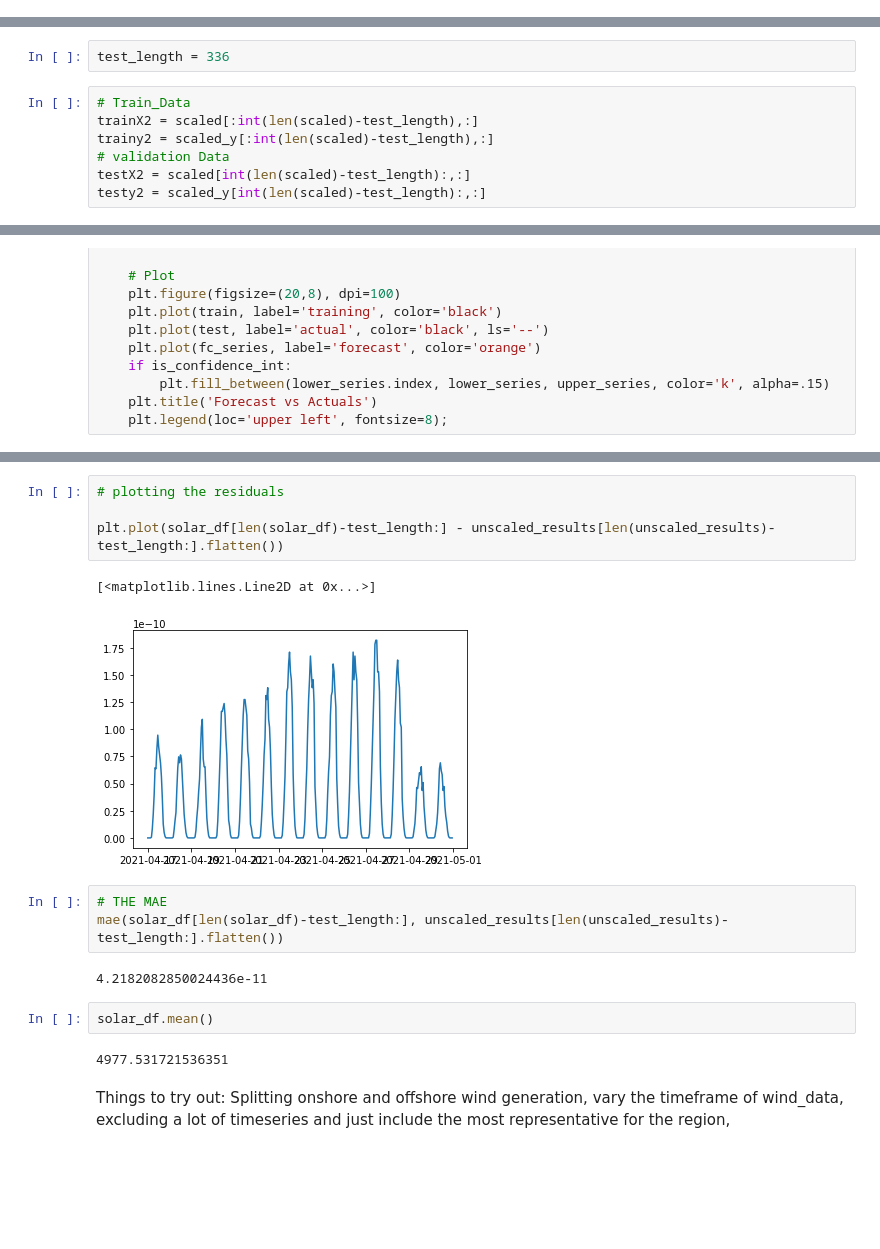
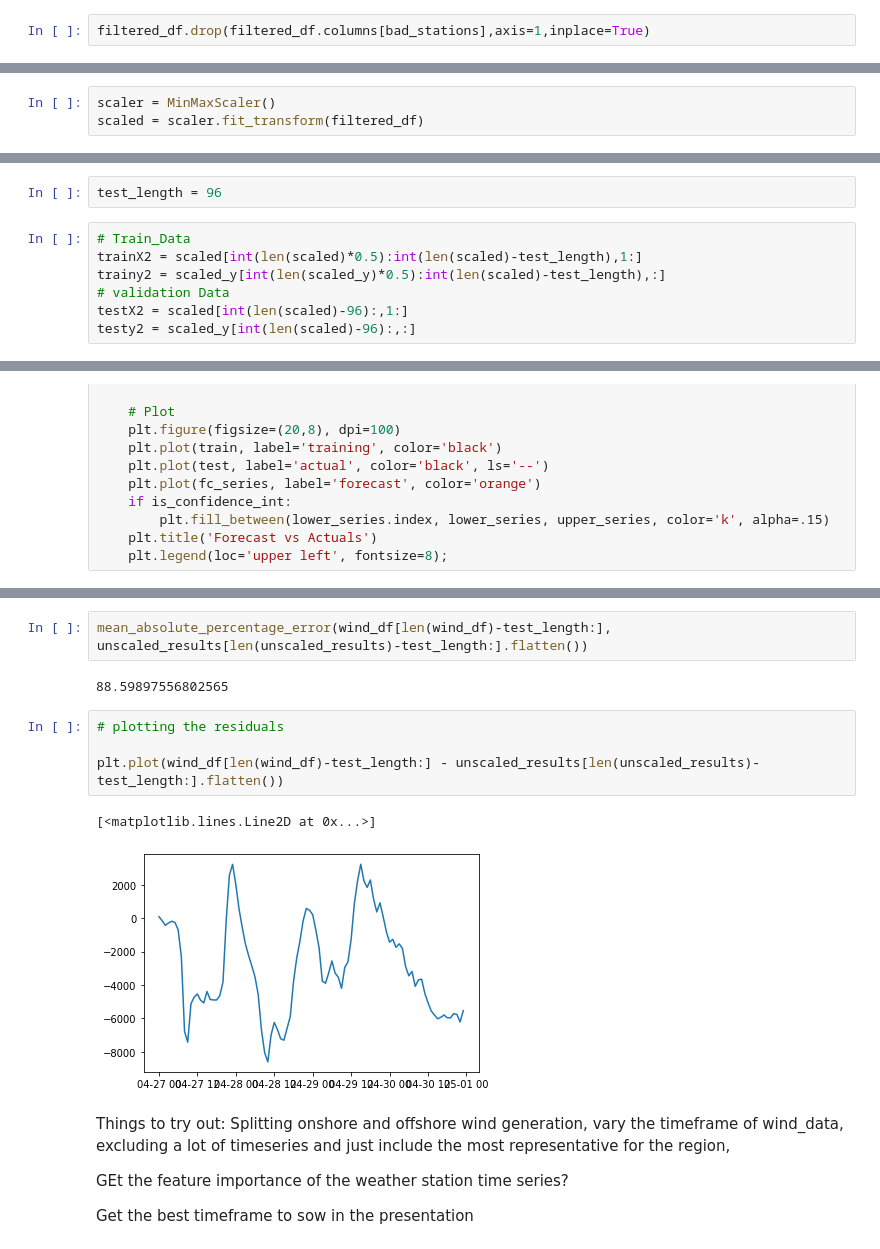
Before and after one commit to HaukeFock/predict_energy_generation, a Jupyter notebook: notebooks/hauke_fock_Model_18_wind_prediction-Sarimax.ipynb, the cells around one changed output, grey strips where cells are left out. Saved outputs shown, nothing was run; the diff lists cells and outputs as text; blank space fills up the shorter version.

```diff
--- a/notebooks/hauke_fock_Model_18_wind_prediction-Sarimax.ipynb
+++ b/notebooks/hauke_fock_Model_18_wind_prediction-Sarimax.ipynb
@@ -209,0 +327,2 @@ matrix([[0., 0., 0., ..., 0., 0., 0.],
+# %%
+filtered_df.drop(filtered_df.columns[bad_stations],axis=1,inplace=True)
@@ -210,13 +351,16 @@ matrix([[0., 0., 0., ..., 0., 0., 0.],
+# %%
+scaler = MinMaxScaler()
+scaled = scaler.fit_transform(filtered_df)
 # %% [markdown]
 # Sarimax Model
 # %% [markdown]
 ## Forming sequences
 # %%
-test_length = 336
+test_length = 96
 # %%
 # Train_Data
-trainX2 = scaled[:int(len(scaled)-test_length),:]
-trainy2 = scaled_y[:int(len(scaled)-test_length),:]
+trainX2 = scaled[int(len(scaled)*0.5):int(len(scaled)-test_length),1:]
+trainy2 = scaled_y[int(len(scaled_y)*0.5):int(len(scaled)-test_length),:]
 # validation Data
-testX2 = scaled[int(len(scaled)-test_length):,:]
-testy2 = scaled_y[int(len(scaled)-test_length):,:]
+testX2 = scaled[int(len(scaled)-96):,1:]
+testy2 = scaled_y[int(len(scaled)-96):,:]
@@ -296,19 +444,18 @@ plot_forecast(unscaled_results[len(unscaled_results)-test_length:].flatten()
+# %%
+mean_absolute_percentage_error(wind_df[len(wind_df)-test_length:], unscaled_results[len(unscaled_results)-test_length:].flatten())
+# %% [output]
+88.59897556802565
 # %%
 # plotting the residuals
 
-plt.plot(solar_df[len(solar_df)-test_length:] - unscaled_results[len(unscaled_results)-test_length:].flatten())
+plt.plot(wind_df[len(wind_df)-test_length:] - unscaled_results[len(unscaled_results)-test_length:].flatten())
 # %% [output]
 [<matplotlib.lines.Line2D at 0x...>]
-[figure, old version]
+[figure, new version]
-# %%
-# THE MAE
-mae(solar_df[len(solar_df)-test_length:], unscaled_results[len(unscaled_results)-test_length:].flatten())
-# %% [output]
-4.2182082850024436e-11
-# %%
-solar_df.mean()
-# %% [output]
-4977.531721536351
-# %% [markdown]
-Things to try out:
-Splitting onshore and offshore wind generation, vary the timeframe of wind_data, excluding a lot of timeseries and just include the most representative for the region,
+# %% [markdown]
+Things to try out:
+Splitting onshore and offshore wind generation, vary the timeframe of wind_data, excluding a lot of timeseries and just include the most representative for the region,
+
+GEt the feature importance of the weather station time series?
+
+Get the best timeframe to sow in the presentation
```
Also changed, not shown: parts of 44 cells of this notebook, 3 other files.
